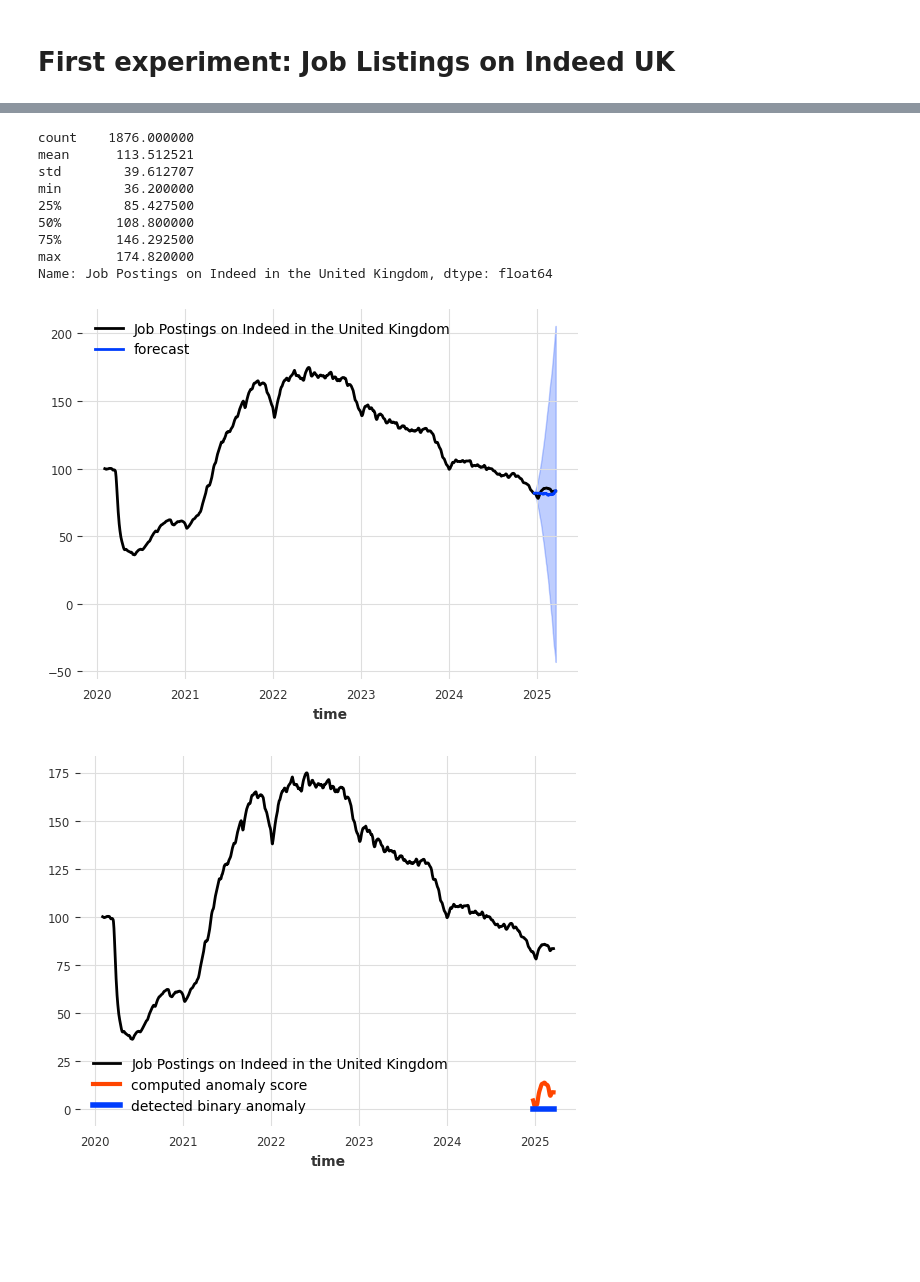
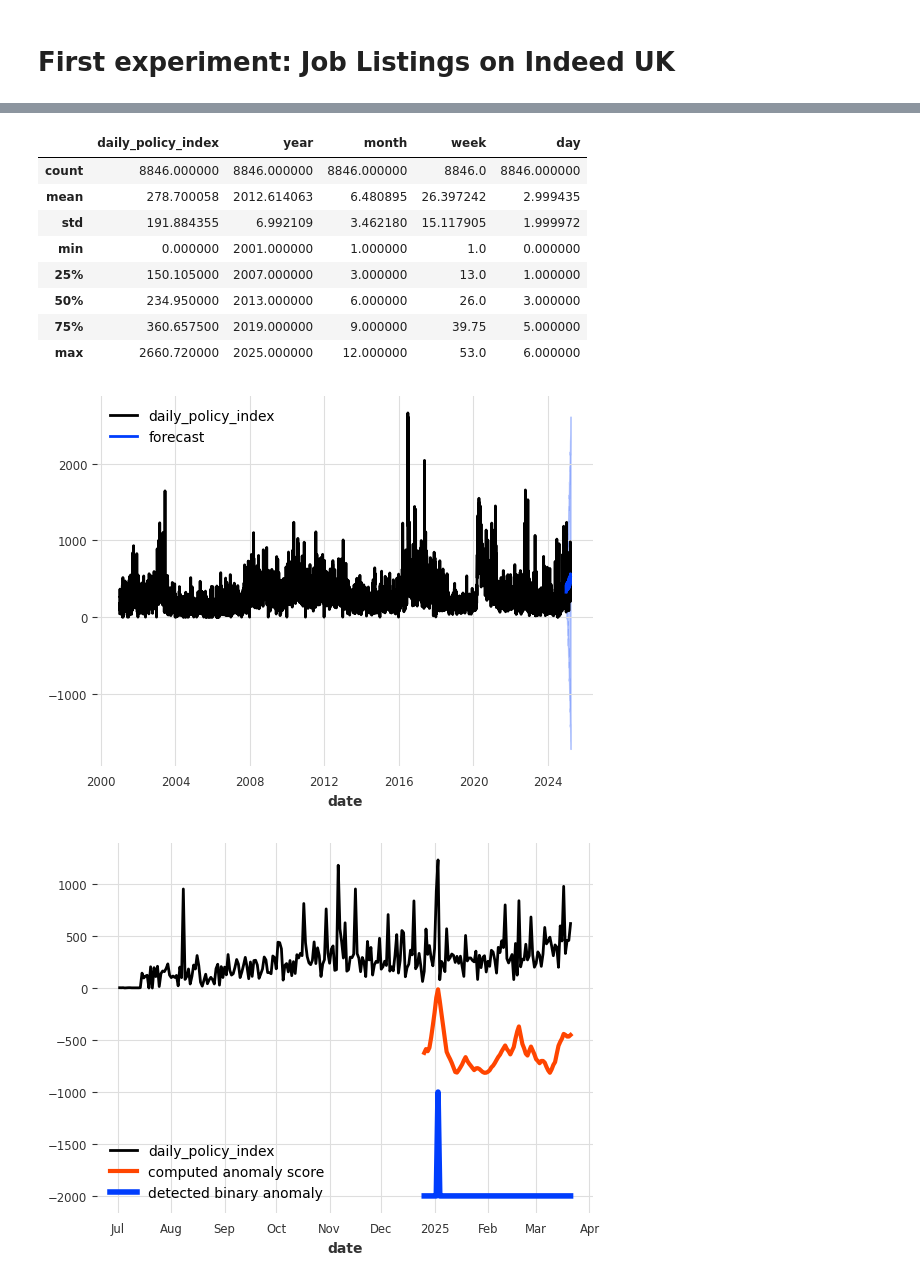
Before and after one commit to GothamAnalytics-7/ASTP, a Jupyter notebook: notebooks/ASTP_Parte2_Modeling.ipynb, the cells around one changed output, grey strips where cells are left out. Saved outputs shown, nothing was run; the diff lists cells and outputs as text; code cells hidden in the pictures; blank space fills up the shorter version.

```diff
--- a/notebooks/ASTP_Parte2_Modeling.ipynb
+++ b/notebooks/ASTP_Parte2_Modeling.ipynb
@@ -56,2 +38,5 @@ fred_series_metadata
 # %%
-economic_uncertainty = pd.read_csv("../data/USEPUINDXD.csv", parse_dates=["observation_date"], index_col="observation_date").squeeze()
+economic_uncertainty = pd.read_csv("../data/UK_Daily_Policy_Data.csv")
+# %%
+economic_uncertainty["date"] = pd.to_datetime(economic_uncertainty.drop("daily_policy_index", axis=1))
+economic_uncertainty = economic_uncertainty.drop(["day", "month", "year"], axis=1).set_index("date").squeeze()
@@ -85,17 +86,17 @@ plt.show()
 # %%
-data[0].describe()
+df.describe()
 # %% [output]
-count    1876.000000
-mean      113.512521
-std        39.612707
-min        36.200000
-25%        85.427500
-50%       108.800000
-75%       146.292500
-max       174.820000
-Name: Job Postings on Indeed in the United Kingdom, dtype: float64
+|  | daily_policy_index | year | month | week | day |
+| count | 8846.000000 | 8846.000000 | 8846.000000 | 8846.0 | 8846.000000 |
+| mean | 278.700058 | 2012.614063 | 6.480895 | 26.397242 | 2.999435 |
+| std | 191.884355 | 6.992109 | 3.462180 | 15.117905 | 1.999972 |
+| min | 0.000000 | 2001.000000 | 1.000000 | 1.0 | 0.000000 |
+| 25% | 150.105000 | 2007.000000 | 3.000000 | 13.0 | 1.000000 |
+| 50% | 234.950000 | 2013.000000 | 6.000000 | 26.0 | 3.000000 |
+| 75% | 360.657500 | 2019.000000 | 9.000000 | 39.75 | 5.000000 |
+| max | 2660.720000 | 2025.000000 | 12.000000 | 53.0 | 6.000000 |
 # %%
-train, val = data_ts[0][:-90], data_ts[0][-90:]
+train, val = data_ts[5][:-90], data_ts[5][-90:]
 # %%
 from darts.models import ExponentialSmoothing
 
@@ -103,12 +104,12 @@ model = ExponentialSmoothing()
 model.fit(train)
 prediction = model.predict(len(val), num_samples=1000)
 # %%
-data_ts[0].plot()
+data_ts[5].plot()
 prediction.plot(label="forecast", low_quantile=0.05, high_quantile=0.95)
 plt.legend()
 plt.show()
 # %% [output]
-[figure, old version]
+[figure, new version]
 # %%
 from darts.ad import KMeansScorer
 
@@ -122,9 +123,9 @@ detector = QuantileDetector(high_quantile=0.99)
 detector.fit(scorer.score(train))
 binary_anom = detector.detect(anom_score)
 # %%
-data_ts[0].plot()
-(anom_score).plot(label="computed anomaly score", c="orangered", lw=3)
-(binary_anom).plot(label="detected binary anomaly", lw=4)
+data_ts[5].drop_before(pd.Timestamp(2024, 7, 1)).plot()
+(anom_score - 1000).plot(label="computed anomaly score", c="orangered", lw=3)
+(binary_anom * 1000 - 2000).plot(label="detected binary anomaly", lw=4)
 plt.show()
 # %% [output]
-[figure, old version]
+[figure, new version]
```
Also changed, not shown: parts of 12 cells of this notebook, 1 other file.
